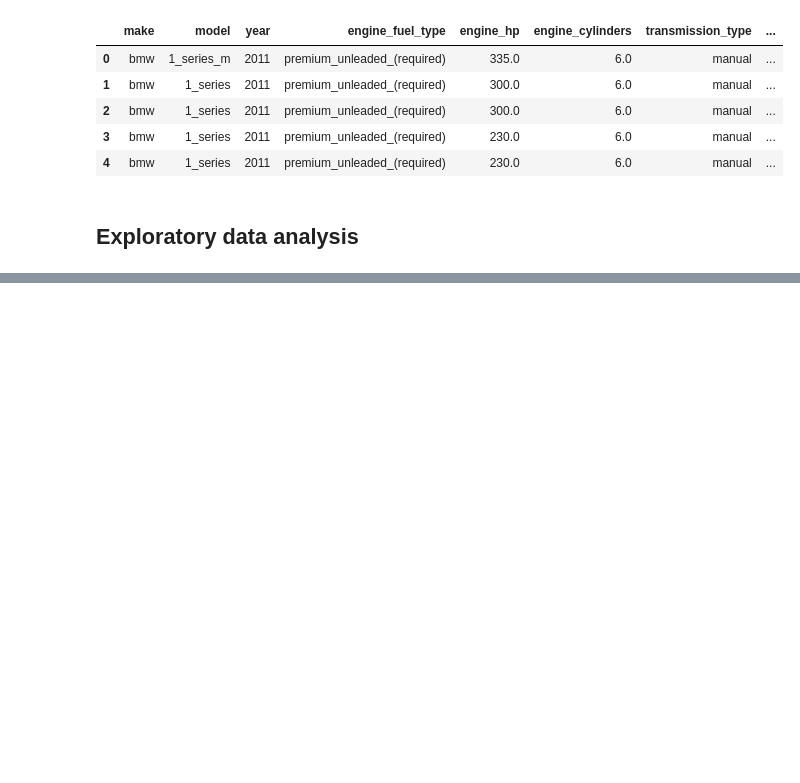
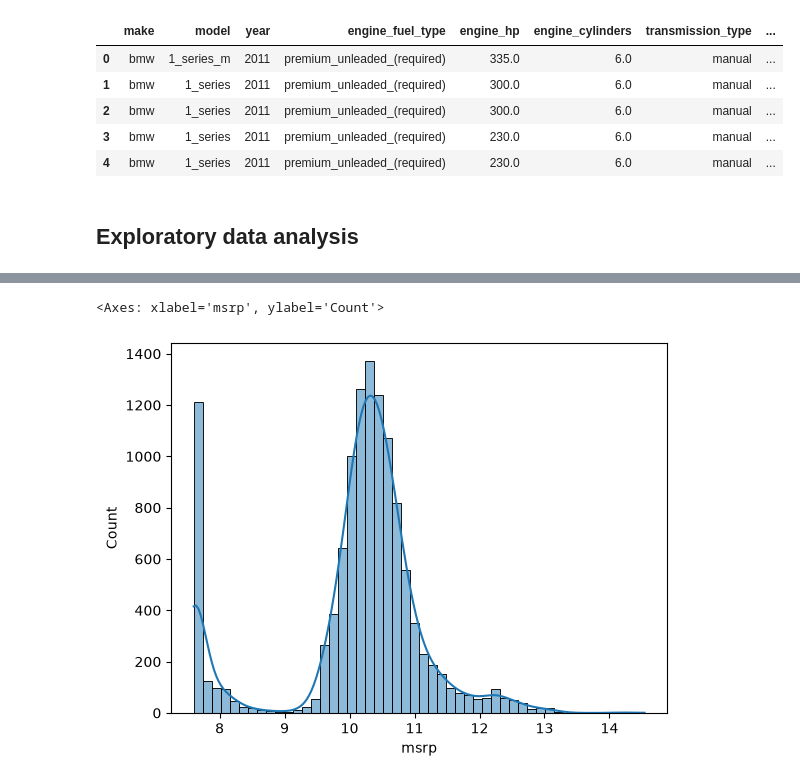
Before and after one commit to beebzee1722/ml_zoomcamp, a Jupyter notebook: 02-car_price/car_price.ipynb, the cells around one changed output, grey strips where cells are left out. Cells and saved outputs as stored; diff of their text form; code cells hidden in the pictures; blank space fills up the shorter version.

Commit message:
update car price notebook

```diff
--- a/02-car_price/car_price.ipynb
+++ b/02-car_price/car_price.ipynb
@@ -68,0 +114,7 @@ df.head()
+# %%
+log_prices = np.log1p(df.msrp)
+sns.histplot(log_prices, bins=50, kde=True)
+# We can see that the distribution is now more normal, so we can use log_prices as our target variable.
+# %% [output]
+<Axes: xlabel='msrp', ylabel='Count'>
+[figure, added]
```
Also changed, not shown: parts of 7 cells of this notebook.
